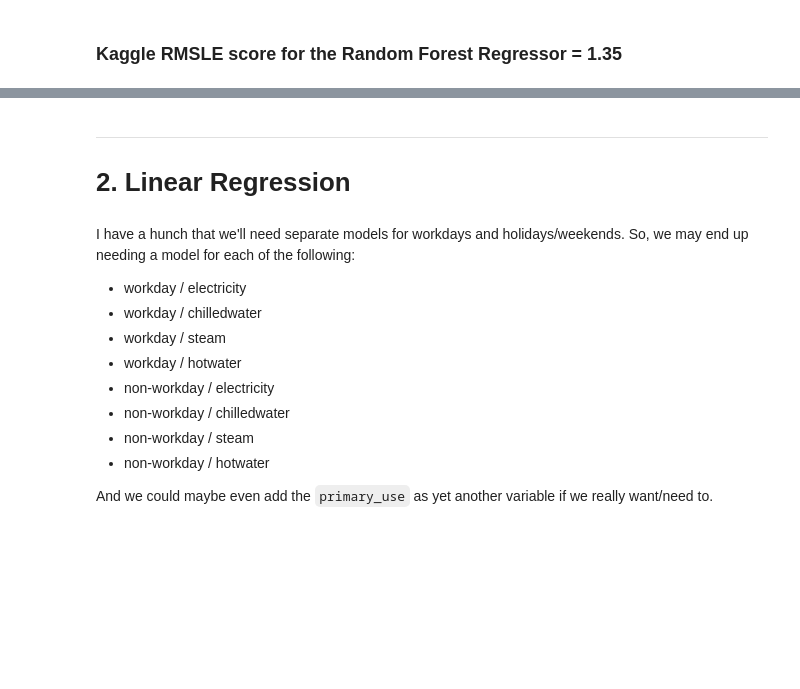
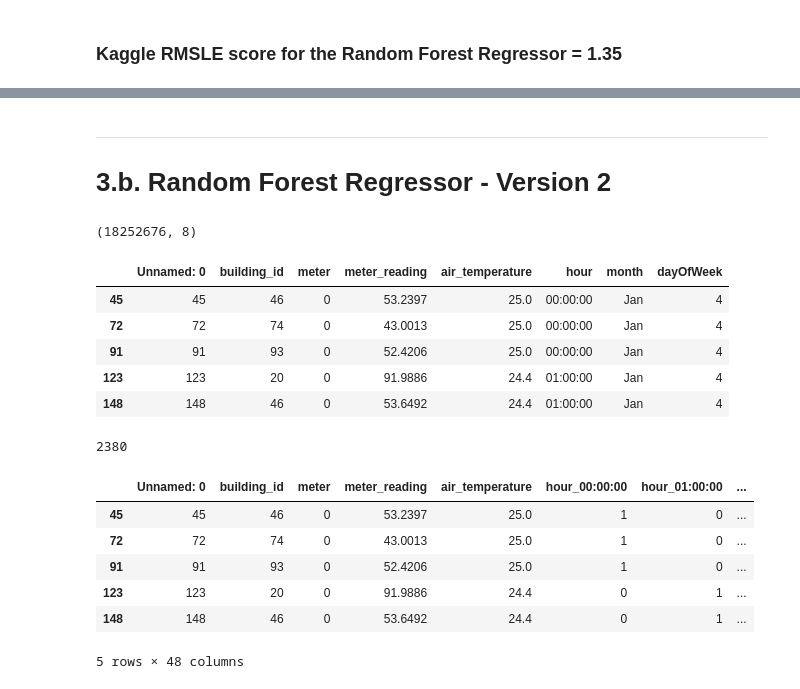
Before and after one commit to rupalisaini/energypredictor, a Jupyter notebook: energypredictor.ipynb, the cells around one changed output, grey strips where cells are left out. Drawn from its saved outputs; the diff is of its cells as text; code cells hidden in the pictures; blank space fills up the shorter version.

Commit message:
Several different models added.

```diff
--- a/energypredictor.ipynb
+++ b/energypredictor.ipynb
@@ -1345,17 +1278,43 @@ print(elecTrain.head(5))
-# %% [markdown]
----
-# 2. Linear Regression
-# %% [markdown]
-I have a hunch that we'll need separate models for workdays and holidays/weekends.
-So, we may end up needing a model for each of the following:
-
-* workday / electricity
-* workday / chilledwater
-* workday / steam
-* workday / hotwater
-* non-workday / electricity
-* non-workday / chilledwater
-* non-workday / steam
-* non-workday / hotwater
-
-And we could maybe even add the `primary_use` as yet another variable if we really want/need to.
+# %% [markdown]
+---
+# 3.b. Random Forest Regressor - Version 2
+# %%
+fullTraining = pd.read_csv("custom/FULL_hourMonthDayofweek.csv")
+# %%
+fullTraining = fullTraining[fullTraining.meter_reading != 0.0]
+fullTraining = fullTraining[pd.notnull(fullTraining['air_temperature'])]
+fullTraining.drop("timestamp", axis=1, inplace=True)
+fullTraining.drop("site_id", axis=1, inplace=True)
+fullTraining.drop("primary_use", axis=1, inplace=True)
+fullTraining.drop("square_feet", axis=1, inplace=True)
+fullTraining.drop("year_built", axis=1, inplace=True)
+fullTraining.drop("floor_count", axis=1, inplace=True)
+fullTraining.drop("cloud_coverage", axis=1, inplace=True)
+fullTraining.drop("precip_depth_1_hr", axis=1, inplace=True)
+fullTraining.drop("wind_direction", axis=1, inplace=True)
+fullTraining.drop("wind_speed", axis=1, inplace=True)
+fullTraining.drop("sea_level_pressure", axis=1, inplace=True)
+fullTraining.drop("dew_temperature", axis=1, inplace=True)
+fullTraining.fillna(0, inplace=True)
+print(fullTraining.shape)
+# %% [output]
+(18252676, 8)
+# %%
+fullTraining.head(5)
+# %% [output]
+|  | Unnamed: 0 | building_id | meter | meter_reading | air_temperature | hour | month | dayOfWeek |
+| 45 | 45 | 46 | 0 | 53.2397 | 25.0 | 00:00:00 | Jan | 4 |
+| 72 | 72 | 74 | 0 | 43.0013 | 25.0 | 00:00:00 | Jan | 4 |
+| 91 | 91 | 93 | 0 | 52.4206 | 25.0 | 00:00:00 | Jan | 4 |
+| 123 | 123 | 20 | 0 | 91.9886 | 24.4 | 01:00:00 | Jan | 4 |
+| 148 | 148 | 46 | 0 | 53.6492 | 24.4 | 01:00:00 | Jan | 4 |
+# %%
+buildingMeters = []
+
+for row in fullTraining.itertuples(index=False):
+    if (row.building_id, row.meter) not in buildingMeters:
+        buildingMeters.append((row.building_id, row.meter))
+
+print(len(buildingMeters))
+# %% [output]
+2380
@@ -1361,0 +1323,10 @@ And we could maybe even add the `primary_use` as yet another variable if we real
+# %%
+readyToTrain.head(5)
+# %% [output]
+|  | Unnamed: 0 | building_id | meter | meter_reading | air_temperature | hour_00:00:00 | hour_01:00:00 | ... |
+| 45 | 45 | 46 | 0 | 53.2397 | 25.0 | 1 | 0 | ... |
+| 72 | 72 | 74 | 0 | 43.0013 | 25.0 | 1 | 0 | ... |
+| 91 | 91 | 93 | 0 | 52.4206 | 25.0 | 1 | 0 | ... |
+| 123 | 123 | 20 | 0 | 91.9886 | 24.4 | 0 | 1 | ... |
+| 148 | 148 | 46 | 0 | 53.6492 | 24.4 | 0 | 1 | ... |
+5 rows × 48 columns
```
Also changed, not shown: parts of 62 cells of this notebook.
